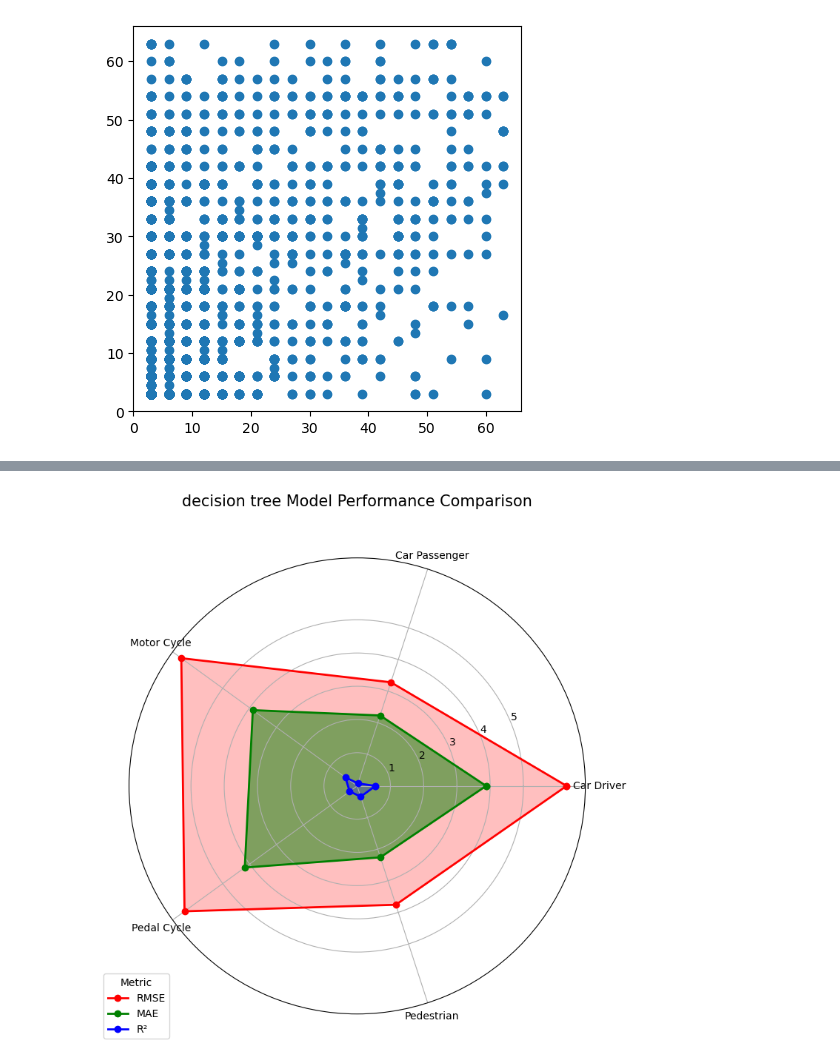
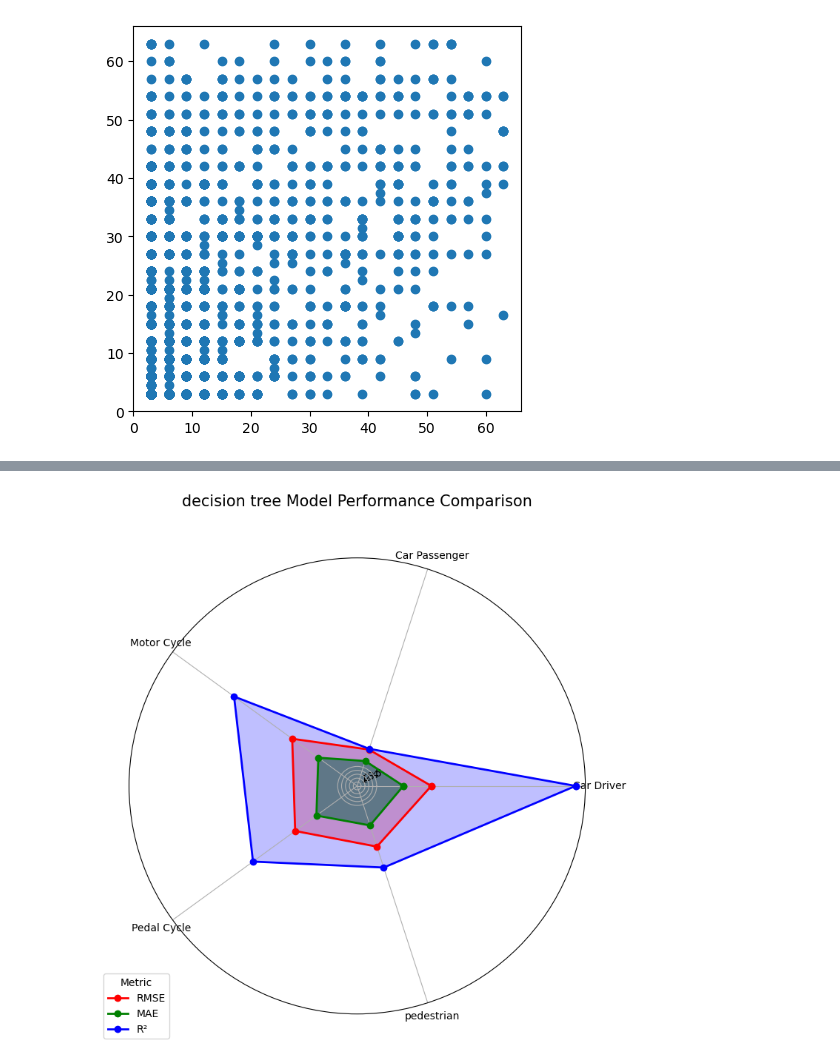
Before and after one commit to mraminamiri/National_Accident, a Jupyter notebook: decesion tree poison sever.ipynb, the cells around one changed output, grey strips where cells are left out. Drawn from its saved outputs; the diff is of its cells as text; code cells hidden in the pictures.

```diff
--- a/decesion tree poison sever.ipynb
+++ b/decesion tree poison sever.ipynb
@@ -551,12 +524,13 @@ import matplotlib.pyplot as plt
 import numpy as np
 
 # مقادیر MSE، MAE و R² برای هر پنج مدل
-mse_values = [6.30, 3.28 , 6.54 , 6.42 , 3.76]
-mae_values = [3.88,2.23 ,3.88 ,4.18 , 2.26]
-r2_values = [ 0.55,  0.08 ,0.44 ,0.28  ,0.34]
+mse_values = [19.00, 9.80 , 20.58 , 19.65 ,16.36]
+mae_values = [11.83 , 6.72   ,12.32 ,12.92, 10.64]
+r2_values = [ 56,  10  ,39 ,33 ,22 ]
+#r2*10 = r2
 
 # نام مدل‌ها
-labels = ['Car Driver', 'Car Passenger', 'Motor Cycle', 'Pedal Cycle', 'Pedestrian']
+labels = ['Car Driver', 'Car Passenger', 'Motor Cycle', 'Pedal Cycle','pedestrian']
 
 # ترکیب داده‌ها در یک آرایه
 data = np.array([mse_values, mae_values, r2_values])
@@ -565,34 +539,34 @@ data = np.array([mse_values, mae_values, r2_values])
 num_vars = data.shape[1]
 
 # تقسیم دایره به بخش‌های مساوی
 angles = np.linspace(0, 2 * np.pi, num_vars, endpoint=False).tolist()
 angles += angles[:1]  # بستن دایره
 
 fig, ax = plt.subplots(figsize=(8, 8), subplot_kw=dict(polar=True))
 
 # رنگ‌ها برای هر معیار
 colors = ['red', 'green', 'blue']
 labels_metric = ['RMSE', 'MAE', 'R²']
 
 for idx, (data_slice, color, label) in enumerate(zip(data, colors, labels_metric)):
     if label == 'MAE':
         alpha_value = 0.5  # تنظیم شفافیت برای MAE
     else:
         alpha_value = 0.25  # تنظیم شفافیت برای سایر معیارها
     data_slice = np.concatenate([data_slice, [data_slice[0]]])  # بستن دایره
     ax.plot(angles, data_slice, 'o-', linewidth=2, label=label, color=color)
     ax.fill(angles, data_slice, alpha=alpha_value, color=color)
 
 ax.set_xticks(angles[:-1])  # تنظیم موقعیت برچسب‌ها
 ax.set_xticklabels(labels)
 ax.set_yticks([1, 2, 3, 4, 5])  # تنظیم مقیاس محور y
 ax.set_yticklabels(['1', '2', '3', '4', '5'])
 
 plt.title('decision tree Model Performance Comparison', size=15, color='black', y=1.1)
 plt.legend(title='Metric', loc='upper right', bbox_to_anchor=(0.1, 0.1))
 plt.show()
 # %% [output]
-[figure, old version]
+[figure, new version]
 # %%
 import seaborn as sns
 import matplotlib.pyplot as plt
```
Also changed, not shown: parts of 6 cells of this notebook.
